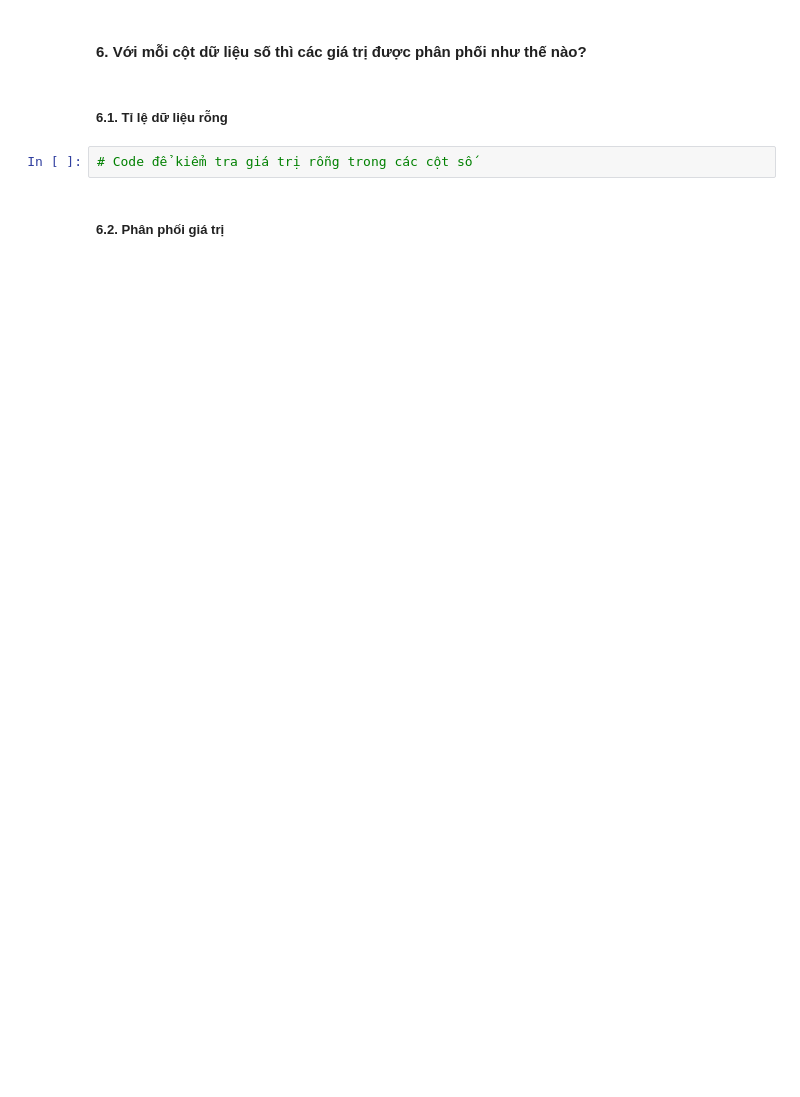
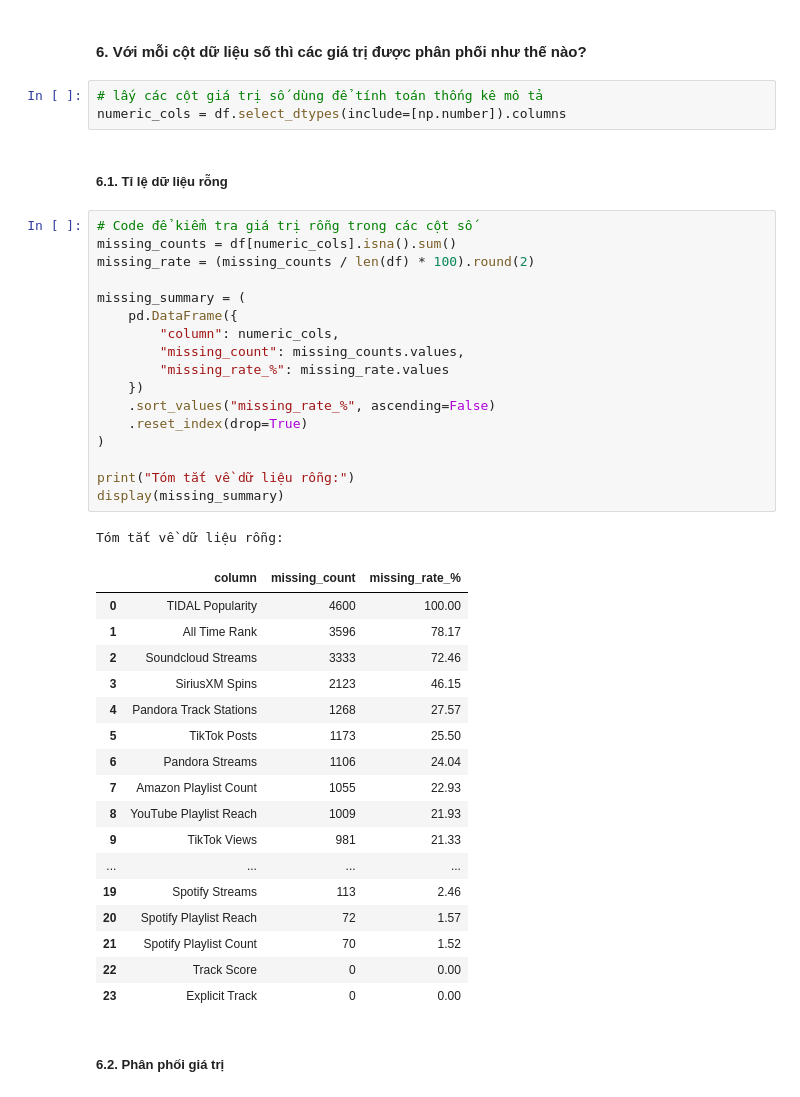
Before and after one commit to Trung0Minh/K23-KHDL-FinalProject, a Jupyter notebook: Spotify2024.ipynb, the cells around one changed output. Saved outputs shown, nothing was run; the diff lists cells and outputs as text; blank space fills up the shorter version.

```diff
--- a/Spotify2024.ipynb
+++ b/Spotify2024.ipynb
@@ -74,9 +263,46 @@ Mỗi hàng đại diện cho ...
 # %% [markdown]
 #### 6. Với mỗi cột dữ liệu số thì các giá trị được phân phối như thế nào?
+# %%
+# lấy các cột giá trị số dùng để tính toán thống kê mô tả
+numeric_cols = df.select_dtypes(include=[np.number]).columns
 # %% [markdown]
 ##### 6.1. Tỉ lệ dữ liệu rỗng
 # %%
 # Code để kiểm tra giá trị rỗng trong các cột số
+missing_counts = df[numeric_cols].isna().sum()
+missing_rate = (missing_counts / len(df) * 100).round(2)
+
+missing_summary = (
+    pd.DataFrame({
+        "column": numeric_cols,
+        "missing_count": missing_counts.values,
+        "missing_rate_%": missing_rate.values
+    })
+    .sort_values("missing_rate_%", ascending=False)
+    .reset_index(drop=True)
+)
+
+print("Tóm tắt về dữ liệu rỗng:")
+display(missing_summary)
+# %% [output]
+Tóm tắt về dữ liệu rỗng:
+|  | column | missing_count | missing_rate_% |
+| 0 | TIDAL Popularity | 4600 | 100.00 |
+| 1 | All Time Rank | 3596 | 78.17 |
+| 2 | Soundcloud Streams | 3333 | 72.46 |
+| 3 | SiriusXM Spins | 2123 | 46.15 |
+| 4 | Pandora Track Stations | 1268 | 27.57 |
+| 5 | TikTok Posts | 1173 | 25.50 |
+| 6 | Pandora Streams | 1106 | 24.04 |
+| 7 | Amazon Playlist Count | 1055 | 22.93 |
+| 8 | YouTube Playlist Reach | 1009 | 21.93 |
+| 9 | TikTok Views | 981 | 21.33 |
+| ... | ... | ... | ... |
+| 19 | Spotify Streams | 113 | 2.46 |
+| 20 | Spotify Playlist Reach | 72 | 1.57 |
+| 21 | Spotify Playlist Count | 70 | 1.52 |
+| 22 | Track Score | 0 | 0.00 |
+| 23 | Explicit Track | 0 | 0.00 |
 # %% [markdown]
 ##### 6.2. Phân phối giá trị
 # %%
```
Also changed, not shown: parts of 20 cells of this notebook, 2 other files.
